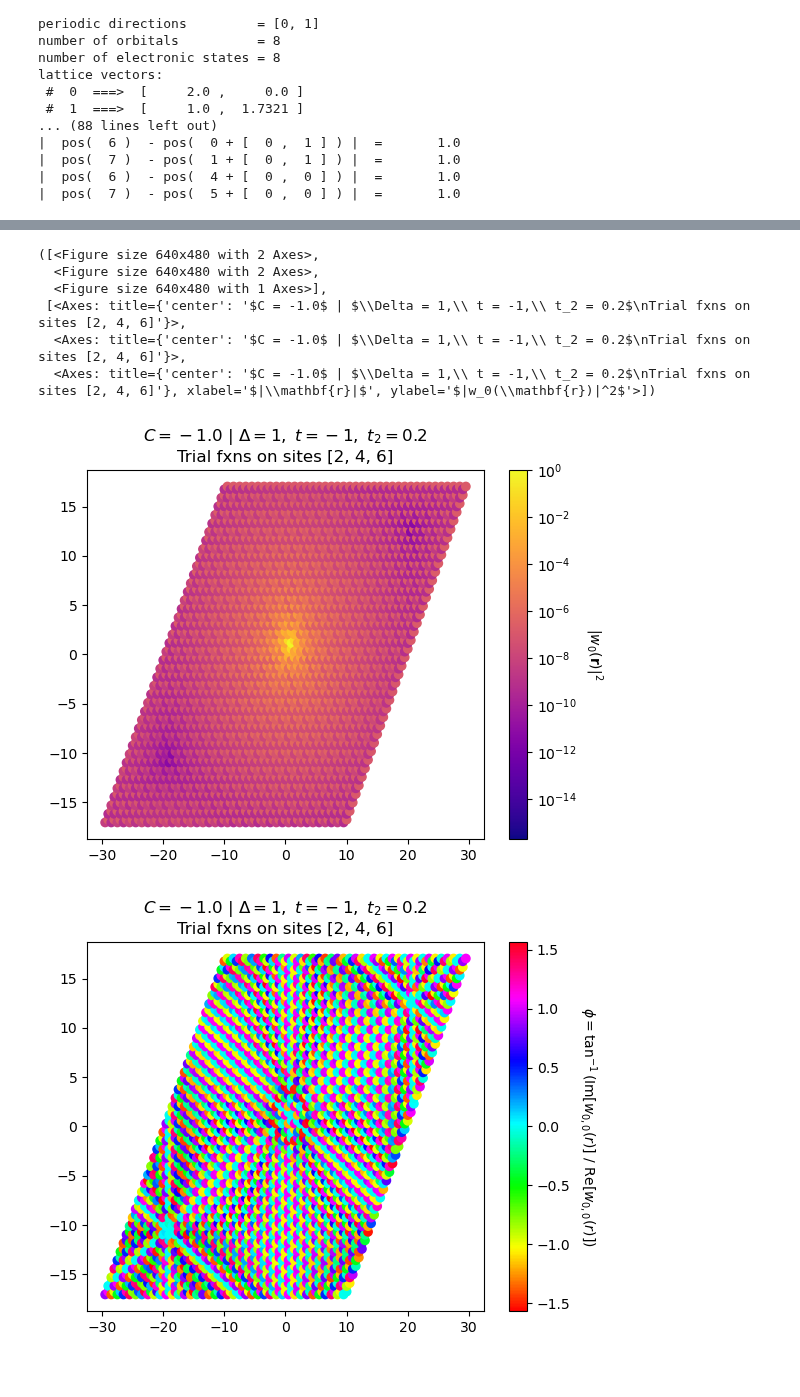
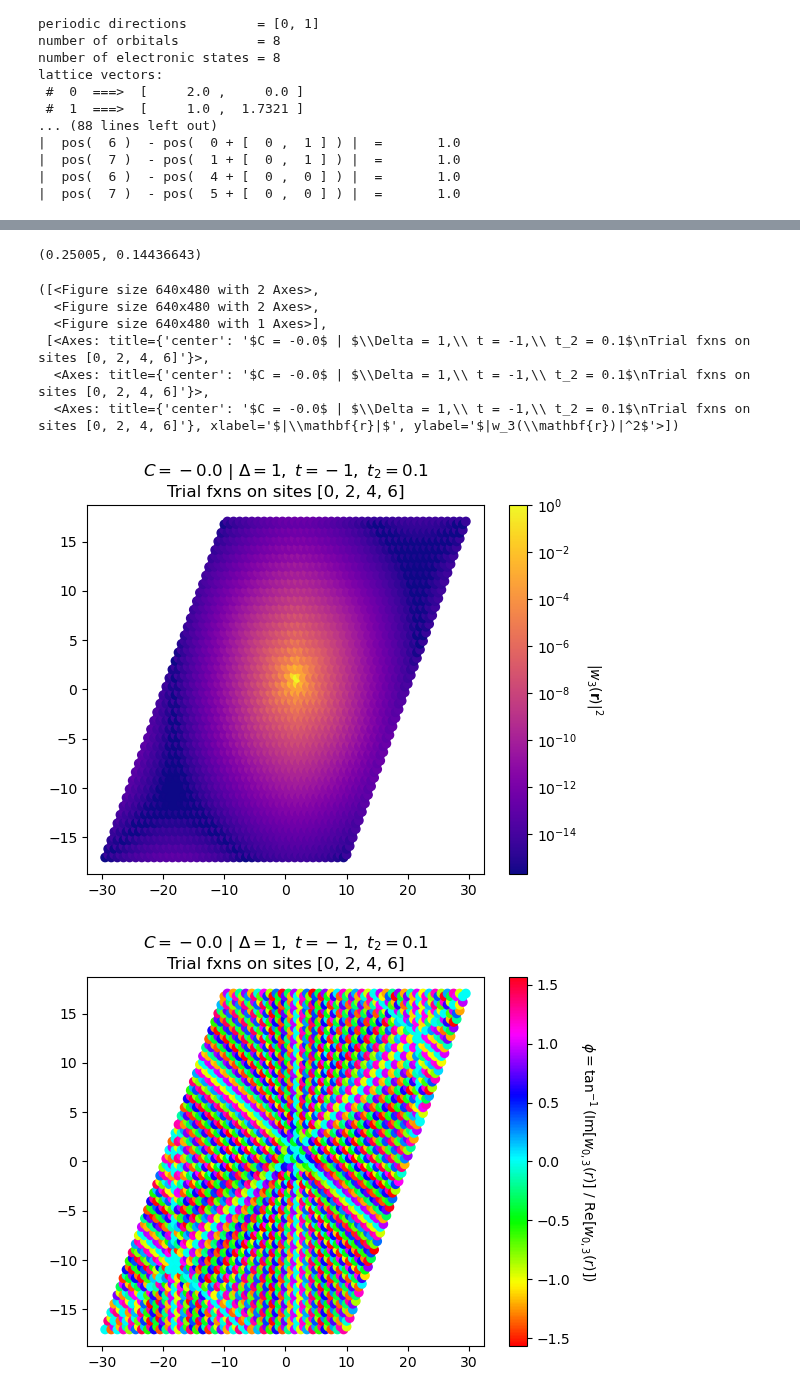
Before and after one commit to treycole/WanPy, a Jupyter notebook: examples/Haldane.ipynb, the cells around one changed output, grey strips where cells are left out. Cells and saved outputs as stored; diff of their text form; code cells hidden in the pictures.

```diff
--- a/examples/Haldane.ipynb
+++ b/examples/Haldane.ipynb
@@ -16,9 +16,9 @@ import scipy
 # %%
 delta = 1
 t = -1
-t2 = 0.2
+t2 = 0.1
 
-model = models.Haldane(delta, t, t2).make_supercell([[2,0], [0,2]])
+model = models.Haldane(delta, t, t2)#.make_supercell([[2,0], [0,2]])
 
 orbs = model.get_orb()
 n_orb = model.get_num_orbitals()
@@ -81,7 +90,7 @@ for i in range(k_mesh.shape[0]):
     for j in range(k_mesh.shape[1]):
         u_wfs_Wan.solve_on_one_point(k_mesh[i,j], [i,j])
 # %%
-omit_sites = 0
+omit_sites = None
 tf_list = list(np.setdiff1d(low_E_sites, [omit_sites])) # delta on lower energy sites omitting the last site
 # %%
 W0, psi_til_wan = Wannierize(orbs, u_wfs_Wan, tf_list, ret_psi_til=True)
@@ -100,3 +116,7 @@ Omega_til from M_kb \tilde{u_nk} = 0.21126625902693097
+# %%
+0.25005   , 0.14436643
+# %% [output]
+(0.25005, 0.14436643)
 # %%
 # spread, expc_rsq, expc_r_sq = spread_real(lat_vecs, orbs, W0, decomp=True)
 
@@ -104,20 +124,20 @@ Omega_til from M_kb \tilde{u_nk} = 0.21126625902693097
 # print(rf"Omega_I from w0 = {spread[1]}")
 # print(rf"Omega_til from w0 = {spread[2]}")
 # %%
-idx = 0
+idx = 3
 title = (rf"$C = {chern: .1f}$ | $\Delta = {delta},\ t = {t},\ t_2 = {t2}$"
         "\n"
         rf"Trial fxns on sites {tf_list}"
          )
 save_name = f'w_{idx}_scatter_C={chern:.1f}_Delta={delta}_t={t}_t2={t2}_tfxs={tf_list}.png'
 
 plot.plot_Wan(W0, idx, orbs, lat_vecs, title=title, plot_phase=True, plot_decay=True, fit_rng=[7, 20])
 # %% [output]
 ([<Figure size 640x480 with 2 Axes>,
   <Figure size 640x480 with 2 Axes>,
   <Figure size 640x480 with 1 Axes>],
- [<Axes: title={'center': '$C = -1.0$ | $\\Delta = 1,\\ t = -1,\\ t_2 = 0.2$\nTrial fxns on sites [2, 4, 6]'}>,
-  <Axes: title={'center': '$C = -1.0$ | $\\Delta = 1,\\ t = -1,\\ t_2 = 0.2$\nTrial fxns on sites [2, 4, 6]'}>,
-  <Axes: title={'center': '$C = -1.0$ | $\\Delta = 1,\\ t = -1,\\ t_2 = 0.2$\nTrial fxns on sites [2, 4, 6]'}, xlabel='$|\\mathbf{r}|$', ylabel='$|w_0(\\mathbf{r})|^2$'>])
+ [<Axes: title={'center': '$C = -0.0$ | $\\Delta = 1,\\ t = -1,\\ t_2 = 0.1$\nTrial fxns on sites [0, 2, 4, 6]'}>,
+  <Axes: title={'center': '$C = -0.0$ | $\\Delta = 1,\\ t = -1,\\ t_2 = 0.1$\nTrial fxns on sites [0, 2, 4, 6]'}>,
+  <Axes: title={'center': '$C = -0.0$ | $\\Delta = 1,\\ t = -1,\\ t_2 = 0.1$\nTrial fxns on sites [0, 2, 4, 6]'}, xlabel='$|\\mathbf{r}|$', ylabel='$|w_3(\\mathbf{r})|^2$'>])
-[figure, old version]
+[figure, new version]
-[figure, old version]
+[figure, new version]
```
Also changed, not shown: parts of 8 cells of this notebook, 4 other files.
